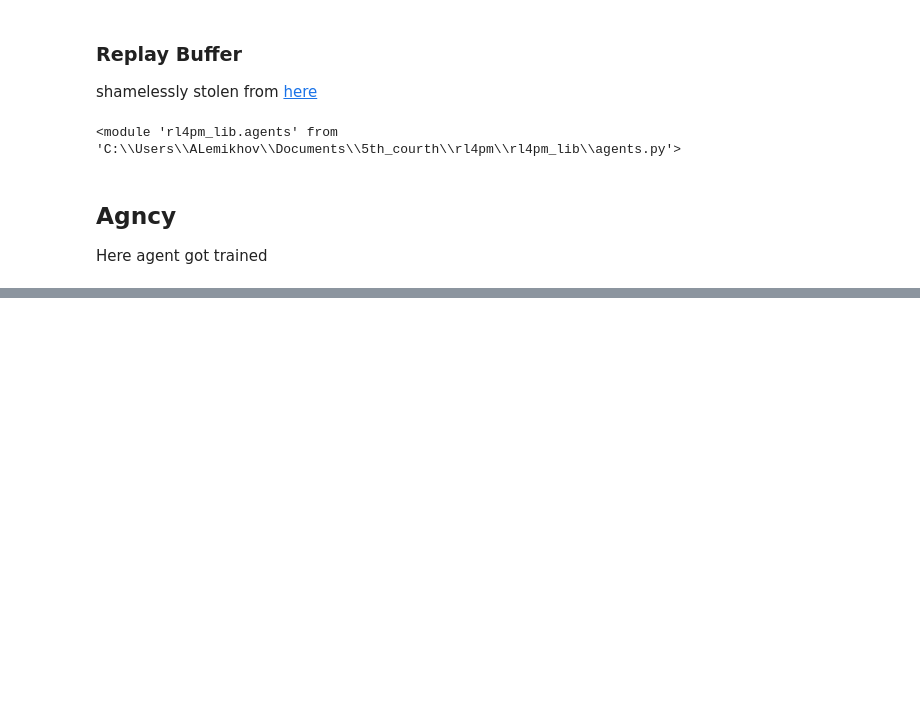
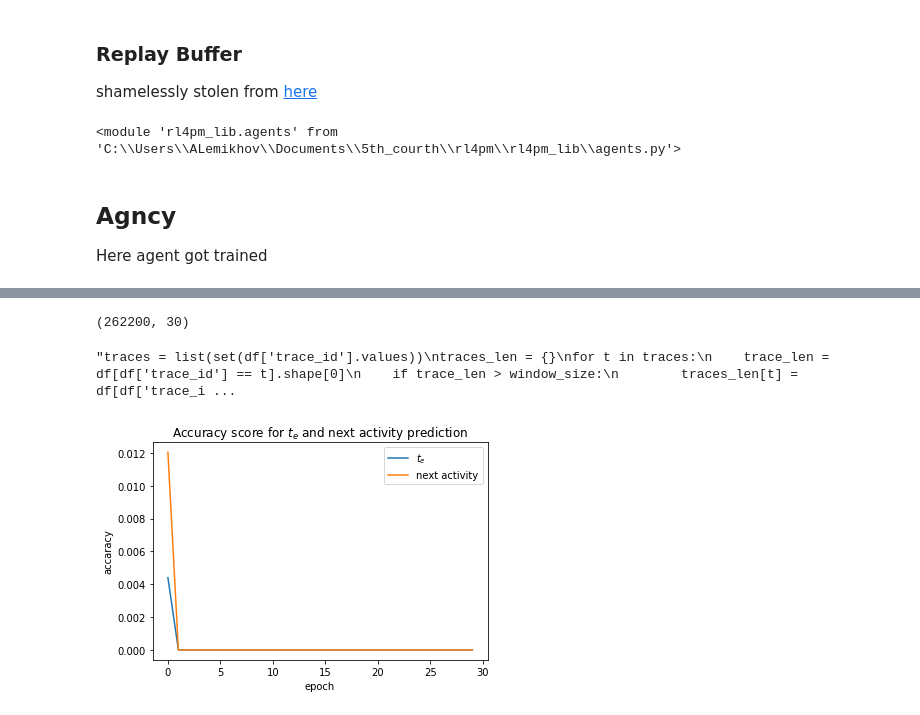
Before and after one commit to lemikhovalex/rl4pm, a Jupyter notebook: rl4pm.ipynb, the cells around one changed output, grey strips where cells are left out. Drawn from its saved outputs; the diff is of its cells as text; code cells hidden in the pictures; blank space fills up the shorter version.

```diff
--- a/rl4pm.ipynb
+++ b/rl4pm.ipynb
@@ -141,3 +129,8 @@ for _i, t_id in enumerate(env_trace_ids):
+# %%
+traces = list(set(df['trace_id'].values))
+env_trace_ids = traces[0: 4]
+
+env_matrix = utils.get_traces_matrix(df, env_trace_ids)
 # %% [markdown]
 These ara 'answers', and initial input
 # %%
@@ -367,6 +358,7 @@ batch_size = 64
 
 agency = agencies.Agency(input_size=27 * 2, hidden=hidden, n_lstm=1, te_intervals=te_intervals, ac_learning_rate=1e-3,
                  te_learning_rate=1e-3, n_classes=n_classes, discount_factor=0.9)
+replay_buffer = utils.ReplayMemory(2 ** 12)
 with torch.no_grad():
-    episode_reward, _ = utils.play_and_record(te_agent, ac_agent, env, replay_buffer)
-ep_te_rew, ep_ac_rew = agency.train(env, replay_buffer, batch_size)
+    episode_te_rew, episode_ac_rew, n = utils.play_and_record(te_agent, ac_agent, env, replay_buffer)
+ep_te_rew, ep_ac_rew, n_samples = agency.train(env, replay_buffer, batch_size)
@@ -372,0 +389,17 @@ ep_te_rew, ep_ac_rew = agency.train(env, replay_buffer, batch_size)
+# %%
+df.shape
+# %% [output]
+(262200, 30)
+# %%
+'''traces = list(set(df['trace_id'].values))
+traces_len = {}
+for t in traces:
+    trace_len = df[df['trace_id'] == t].shape[0]
+    if trace_len > window_size:
+        traces_len[t] = df[df['trace_id'] == t].shape[0]
+
+
+traces_len_sorted = dict(sorted(traces_len.items(), key=lambda item: item[1]))
+traces = list(traces_len_sorted.keys())'''
+# %% [output]
+"traces = list(set(df['trace_id'].values))\ntraces_len = {}\nfor t in traces:\n    trace_len = df[df['trace_id'] == t].shape[0]\n    if trace_len > window_size:\n        traces_len[t] = df[df['trace_i ...
@@ -372,0 +424,34 @@ ep_te_rew, ep_ac_rew = agency.train(env, replay_buffer, batch_size)
+# %%
+reload(agents)
+reload(agencies)
+reload(utils)
+
+agency = agencies.Agency(input_size=27 * 2, hidden=hidden, n_lstm=1, te_intervals=te_intervals, ac_learning_rate=1e-3,
+                         te_learning_rate=1e-3, n_classes=n_classes, discount_factor=0.9)
+# %%
+te_rewards = []
+ac_rewards = []
+for epoch in range(30):
+    te_rw = 0
+    ac_rw = 0
+    n = 0
+    for _i in range(n_envs):
+        print(f'{_i+1}/{n_envs}', end='\r')
+        ep_te_rew, ep_ac_rew, n_samples = agency.train(envirs[_i], buffers[_i], batch_size)
+        n += n_samples
+        te_rw += ep_te_rew
+        ac_rw += ep_ac_rew
+        # print(ep_te_rew, ep_te_rew, n_samples)
+    te_rewards.append(te_rw / n)
+    ac_rewards.append(ac_rw / n)
+
+    display.clear_output(wait=True)
+    plt.plot(te_rewards, label='$t_e$')
+    plt.plot(ac_rewards, label='next activity')
+    plt.xlabel('epoch')
+    plt.ylabel('accaracy')
+    plt.title('Accuracy score for $t_e$ and next activity prediction')
+    plt.legend()
+    plt.show()
+# %% [output]
+[figure, added]
```
Also changed, not shown: parts of 35 cells of this notebook, 4 other files.
